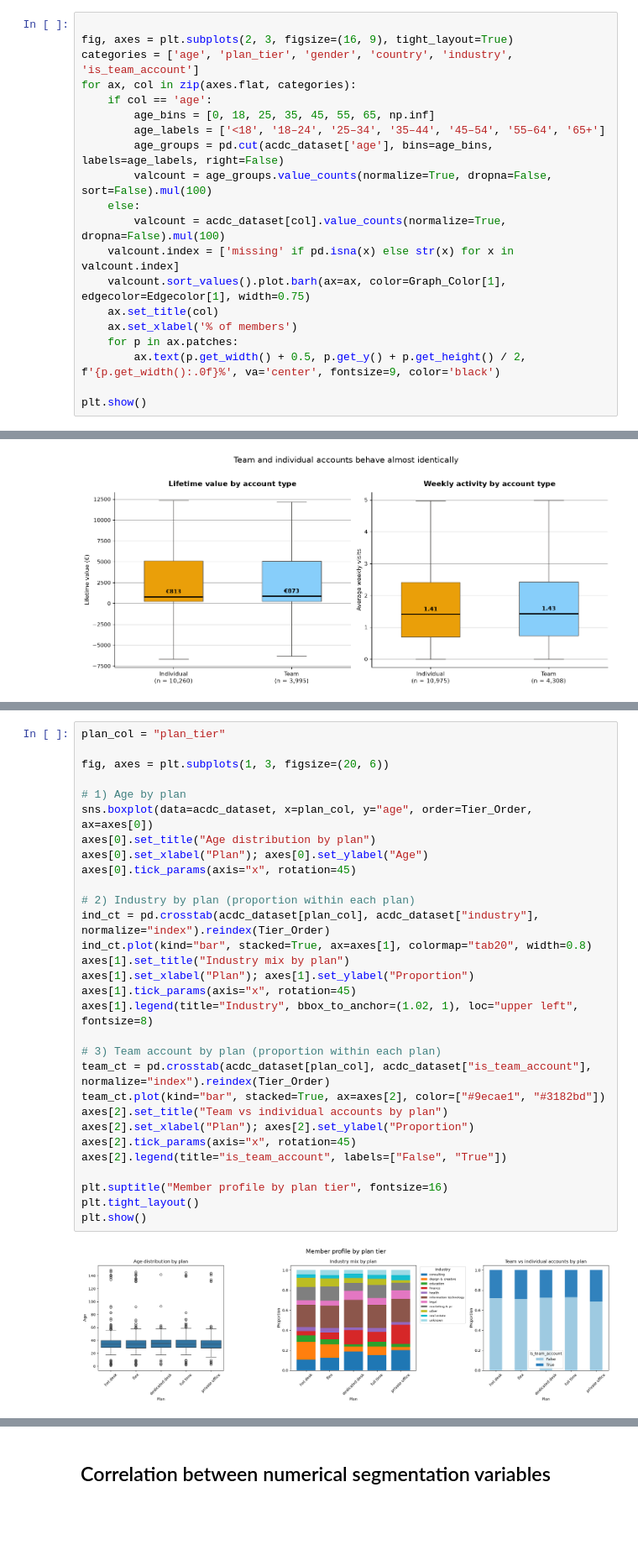
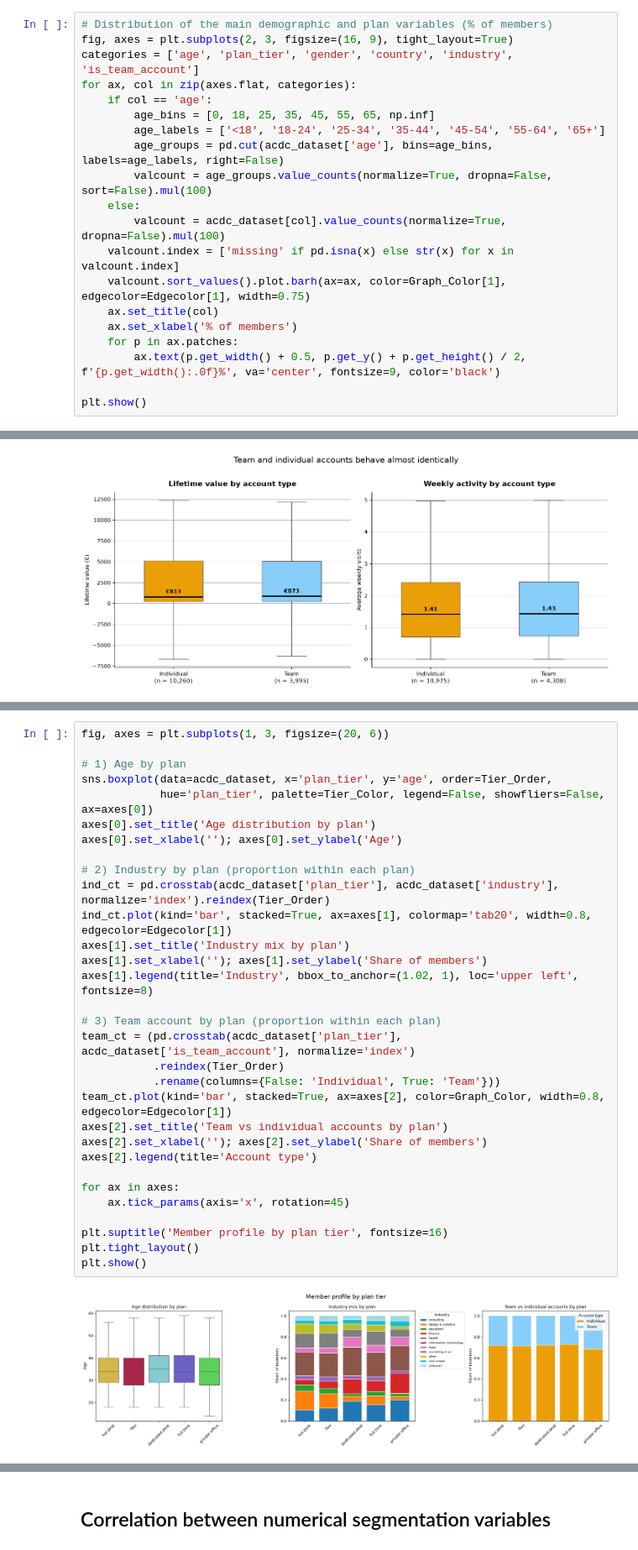
Before and after one commit to jfmenezes/Data-Mining-Project, a Jupyter notebook: Notebooks/DE_Graphs_MERGED_Current.ipynb, the cells around one changed output, grey strips where cells are left out. Shown at 84% size. Saved outputs shown, nothing was run; the diff lists cells and outputs as text; blank space fills up the shorter version.

```diff
--- a/Notebooks/DE_Graphs_MERGED_Current.ipynb
+++ b/Notebooks/DE_Graphs_MERGED_Current.ipynb
@@ -513,13 +526,13 @@ The following section explores the cleaned dataset from a segmentation perspecti
 # %% [markdown]
 ## Member demographic distribution
 # %%
-
+# Distribution of the main demographic and plan variables (% of members)
 fig, axes = plt.subplots(2, 3, figsize=(16, 9), tight_layout=True)
 categories = ['age', 'plan_tier', 'gender', 'country', 'industry', 'is_team_account']
 for ax, col in zip(axes.flat, categories):
     if col == 'age':
         age_bins = [0, 18, 25, 35, 45, 55, 65, np.inf]
-        age_labels = ['<18', '18–24', '25–34', '35–44', '45–54', '55–64', '65+']
+        age_labels = ['<18', '18-24', '25-34', '35-44', '45-54', '55-64', '65+']
         age_groups = pd.cut(acdc_dataset['age'], bins=age_bins, labels=age_labels, right=False)
         valcount = age_groups.value_counts(normalize=True, dropna=False, sort=False).mul(100)
     else:
@@ -809,33 +841,34 @@ plt.show()
 # %%
-plan_col = "plan_tier"
-
 fig, axes = plt.subplots(1, 3, figsize=(20, 6))
 
 # 1) Age by plan
-sns.boxplot(data=acdc_dataset, x=plan_col, y="age", order=Tier_Order, ax=axes[0])
-axes[0].set_title("Age distribution by plan")
-axes[0].set_xlabel("Plan"); axes[0].set_ylabel("Age")
-axes[0].tick_params(axis="x", rotation=45)
+sns.boxplot(data=acdc_dataset, x='plan_tier', y='age', order=Tier_Order,
+            hue='plan_tier', palette=Tier_Color, legend=False, showfliers=False, ax=axes[0])
+axes[0].set_title('Age distribution by plan')
+axes[0].set_xlabel(''); axes[0].set_ylabel('Age')
 
 # 2) Industry by plan (proportion within each plan)
-ind_ct = pd.crosstab(acdc_dataset[plan_col], acdc_dataset["industry"], normalize="index").reindex(Tier_Order)
-ind_ct.plot(kind="bar", stacked=True, ax=axes[1], colormap="tab20", width=0.8)
-axes[1].set_title("Industry mix by plan")
-axes[1].set_xlabel("Plan"); axes[1].set_ylabel("Proportion")
-axes[1].tick_params(axis="x", rotation=45)
-axes[1].legend(title="Industry", bbox_to_anchor=(1.02, 1), loc="upper left", fontsize=8)
+ind_ct = pd.crosstab(acdc_dataset['plan_tier'], acdc_dataset['industry'], normalize='index').reindex(Tier_Order)
+ind_ct.plot(kind='bar', stacked=True, ax=axes[1], colormap='tab20', width=0.8, edgecolor=Edgecolor[1])
+axes[1].set_title('Industry mix by plan')
+axes[1].set_xlabel(''); axes[1].set_ylabel('Share of members')
+axes[1].legend(title='Industry', bbox_to_anchor=(1.02, 1), loc='upper left', fontsize=8)
 
 # 3) Team account by plan (proportion within each plan)
-team_ct = pd.crosstab(acdc_dataset[plan_col], acdc_dataset["is_team_account"], normalize="index").reindex(Tier_Order)
-team_ct.plot(kind="bar", stacked=True, ax=axes[2], color=["#9ecae1", "#3182bd"])
-axes[2].set_title("Team vs individual accounts by plan")
-axes[2].set_xlabel("Plan"); axes[2].set_ylabel("Proportion")
-axes[2].tick_params(axis="x", rotation=45)
-axes[2].legend(title="is_team_account", labels=["False", "True"])
+team_ct = (pd.crosstab(acdc_dataset['plan_tier'], acdc_dataset['is_team_account'], normalize='index')
+           .reindex(Tier_Order)
+           .rename(columns={False: 'Individual', True: 'Team'}))
+team_ct.plot(kind='bar', stacked=True, ax=axes[2], color=Graph_Color, width=0.8, edgecolor=Edgecolor[1])
+axes[2].set_title('Team vs individual accounts by plan')
+axes[2].set_xlabel(''); axes[2].set_ylabel('Share of members')
+axes[2].legend(title='Account type')
 
-plt.suptitle("Member profile by plan tier", fontsize=16)
+for ax in axes:
+    ax.tick_params(axis='x', rotation=45)
+
+plt.suptitle('Member profile by plan tier', fontsize=16)
 plt.tight_layout()
 plt.show()
 # %% [output]
-[figure, old version]
+[figure, new version]
 # %% [markdown]
```
Also changed, not shown: parts of 55 cells of this notebook, 2 other files.
